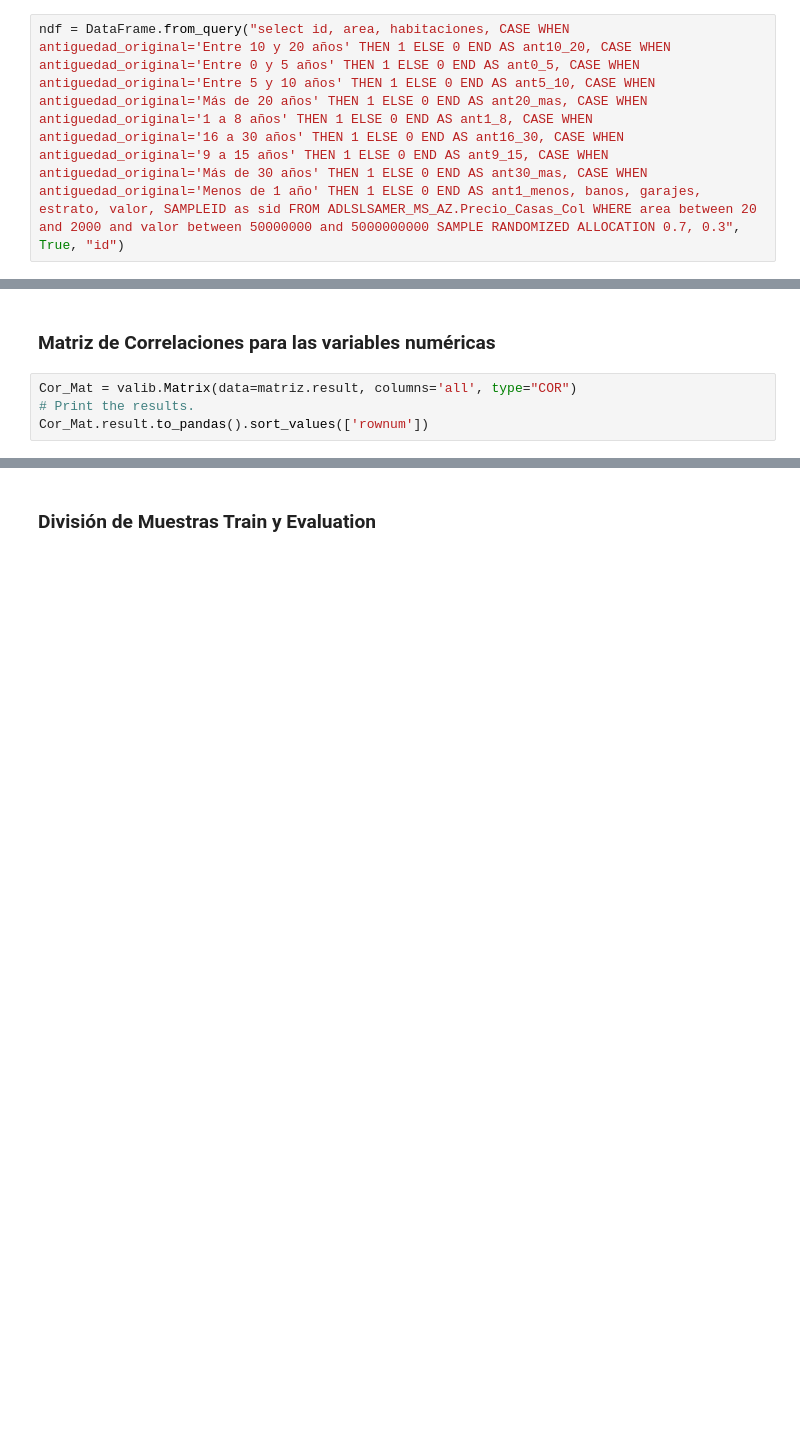
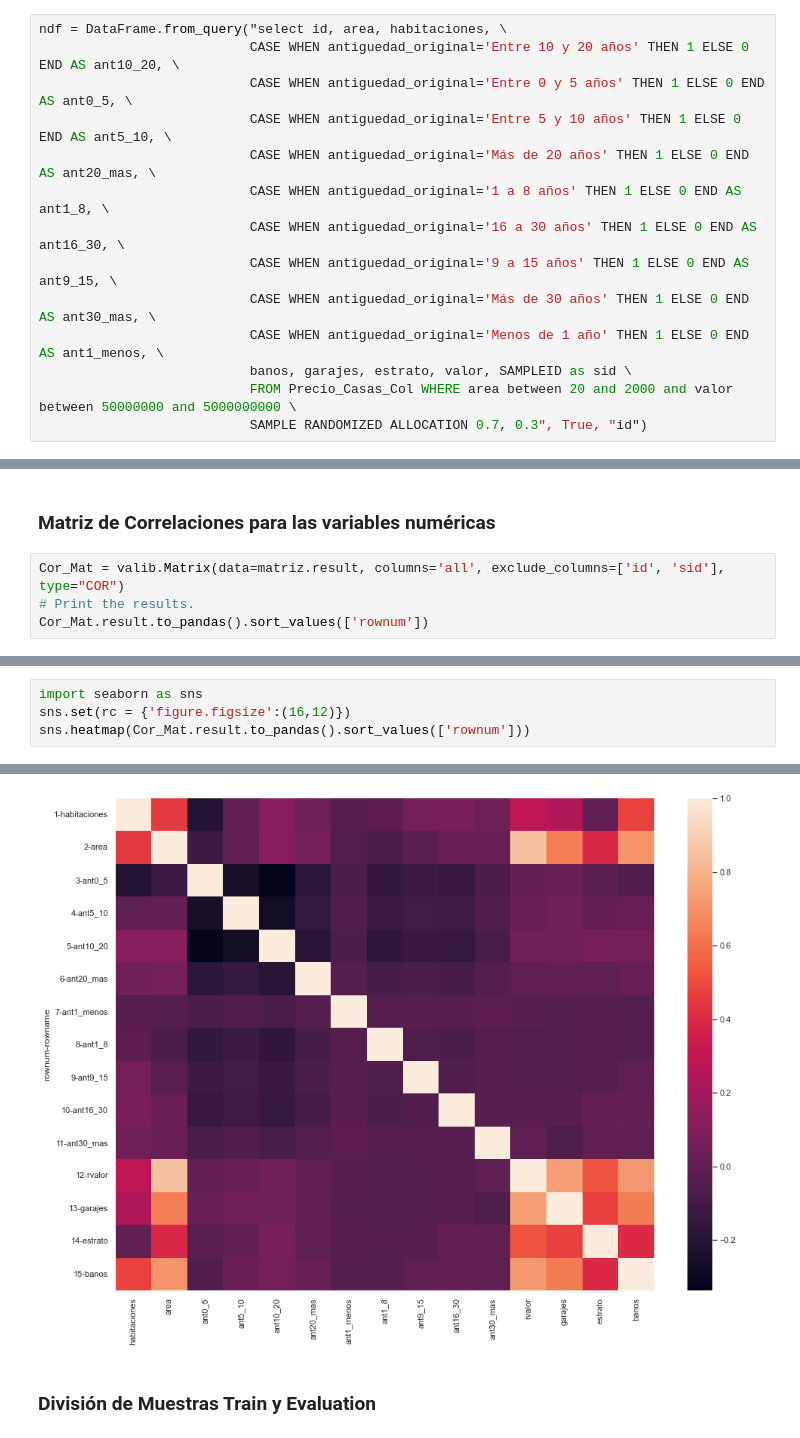
Before and after one commit to lcajachahua/courses, a Jupyter notebook: Demo_Price_Model_Python.ipynb, the cells around one changed output, grey strips where cells are left out. Cells and saved outputs as stored; diff of their text form; blank space fills up the shorter version.

```diff
--- a/Demo_Price_Model_Python.ipynb
+++ b/Demo_Price_Model_Python.ipynb
@@ -53,3 +96,15 @@ tdAntig.result.to_pandas().sort_values(['xval'])
 # %%
-ndf = DataFrame.from_query("select id, area, habitaciones, CASE WHEN antiguedad_original='Entre 10 y 20 años' THEN 1 ELSE 0 END AS ant10_20, CASE WHEN antiguedad_original='Entre 0 y 5 años' THEN 1 ELSE 0 END AS ant0_5, CASE WHEN antiguedad_original='Entre 5 y 10 años' THEN 1 ELSE 0 END AS ant5_10, CASE WHEN antiguedad_original='Más de 20 años' THEN 1 ELSE 0 END AS ant20_mas, CASE WHEN antiguedad_original='1 a 8 años' THEN 1 ELSE 0 END AS ant1_8, CASE WHEN antiguedad_original='16 a 30 años' THEN 1 ELSE 0 END AS ant16_30, CASE WHEN antiguedad_original='9 a 15 años' THEN 1 ELSE 0 END AS ant9_15, CASE WHEN antiguedad_original='Más de 30 años' THEN 1 ELSE 0 END AS ant30_mas, CASE WHEN antiguedad_original='Menos de 1 año' THEN 1 ELSE 0 END AS ant1_menos, banos, garajes, estrato, valor, SAMPLEID as sid FROM ADLSLSAMER_MS_AZ.Precio_Casas_Col WHERE area between 20 and 2000 and valor between 50000000 and 5000000000 SAMPLE RANDOMIZED ALLOCATION 0.7, 0.3", True, "id")
+ndf = DataFrame.from_query("select id, area, habitaciones, \
+                           CASE WHEN antiguedad_original='Entre 10 y 20 años' THEN 1 ELSE 0 END AS ant10_20, \
+                           CASE WHEN antiguedad_original='Entre 0 y 5 años' THEN 1 ELSE 0 END AS ant0_5, \
+                           CASE WHEN antiguedad_original='Entre 5 y 10 años' THEN 1 ELSE 0 END AS ant5_10, \
+                           CASE WHEN antiguedad_original='Más de 20 años' THEN 1 ELSE 0 END AS ant20_mas, \
+                           CASE WHEN antiguedad_original='1 a 8 años' THEN 1 ELSE 0 END AS ant1_8, \
+                           CASE WHEN antiguedad_original='16 a 30 años' THEN 1 ELSE 0 END AS ant16_30, \
+                           CASE WHEN antiguedad_original='9 a 15 años' THEN 1 ELSE 0 END AS ant9_15, \
+                           CASE WHEN antiguedad_original='Más de 30 años' THEN 1 ELSE 0 END AS ant30_mas, \
+                           CASE WHEN antiguedad_original='Menos de 1 año' THEN 1 ELSE 0 END AS ant1_menos, \
+                           banos, garajes, estrato, valor, SAMPLEID as sid \
+                           FROM Precio_Casas_Col WHERE area between 20 and 2000 and valor between 50000000 and 5000000000 \
+                           SAMPLE RANDOMIZED ALLOCATION 0.7, 0.3", True, "id")
 # %%
@@ -68,6 +142,6 @@ matriz.result.head().to_pandas()
 # %% [markdown]
 ### Matriz de Correlaciones para las variables numéricas
 # %%
-Cor_Mat = valib.Matrix(data=matriz.result, columns='all', type="COR")
+Cor_Mat = valib.Matrix(data=matriz.result, columns='all', exclude_columns=['id', 'sid'], type="COR")
 # Print the results.
 Cor_Mat.result.to_pandas().sort_values(['rownum'])
@@ -73,0 +166,5 @@ Cor_Mat.result.to_pandas().sort_values(['rownum'])
+# %%
+import seaborn as sns
+sns.set(rc = {'figure.figsize':(16,12)})
+sns.heatmap(Cor_Mat.result.to_pandas().sort_values(['rownum']))
+# %% [output]
@@ -74,3 +172,4 @@ Cor_Mat.result.to_pandas().sort_values(['rownum'])
+[figure, added]
 # %% [markdown]
 ### División de Muestras Train y Evaluation
 # %%
```
Also changed, not shown: parts of 26 cells of this notebook.
